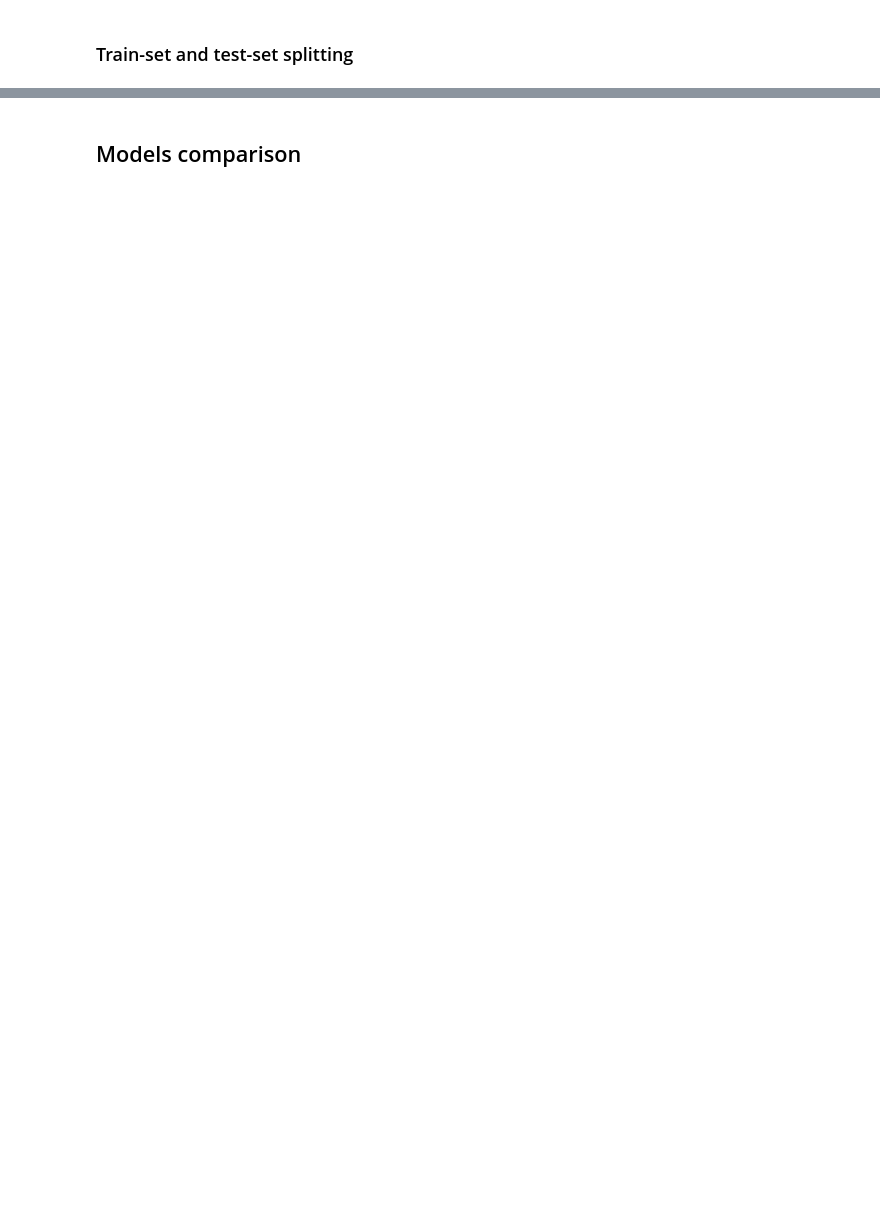
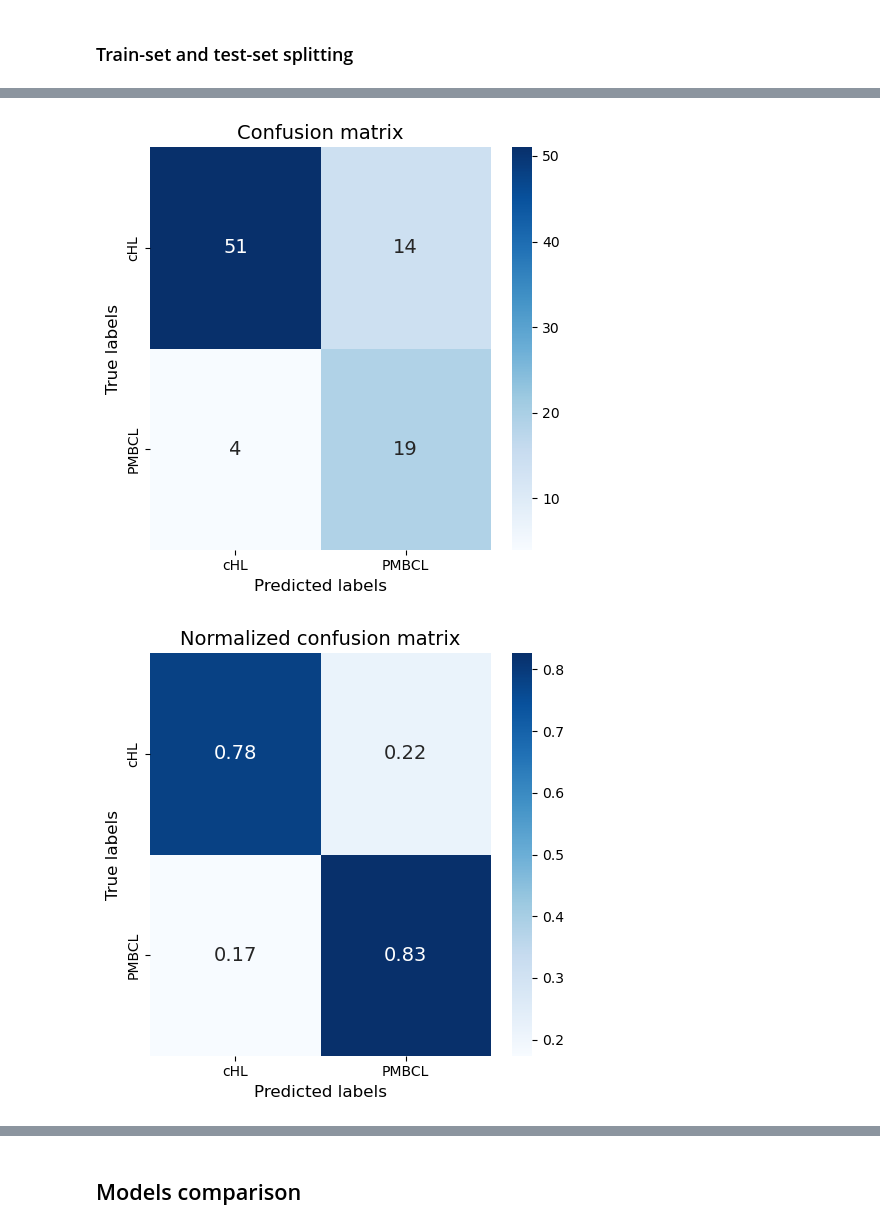
Before and after one commit to harel-coffee/mediastinal-lymphoma-classification-auto, a Jupyter notebook: 3_binary_classification.ipynb, the cells around one changed output, grey strips where cells are left out. Cells and saved outputs as stored; diff of their text form; code cells hidden in the pictures; blank space fills up the shorter version.

```diff
--- a/3_binary_classification.ipynb
+++ b/3_binary_classification.ipynb
@@ -509,0 +152,6 @@ _ = precision_recall_scores ( y_train, y_train_pred_85, labels = ["HL", "NHL"],
+# %%
+y_train_pred_80, _ = custom_predictions ( y_train, logreg_scores, recall_score = 0.8 )
+_ = precision_recall_scores ( y_train, y_train_pred_80, labels = LABELS, show_conf_matrix = True, fig_name = "log-reg_rec80" )
+# %% [output]
+[figure, added]
+[figure, added]
```
Also changed, not shown: parts of 79 cells of this notebook, 54 other files.
